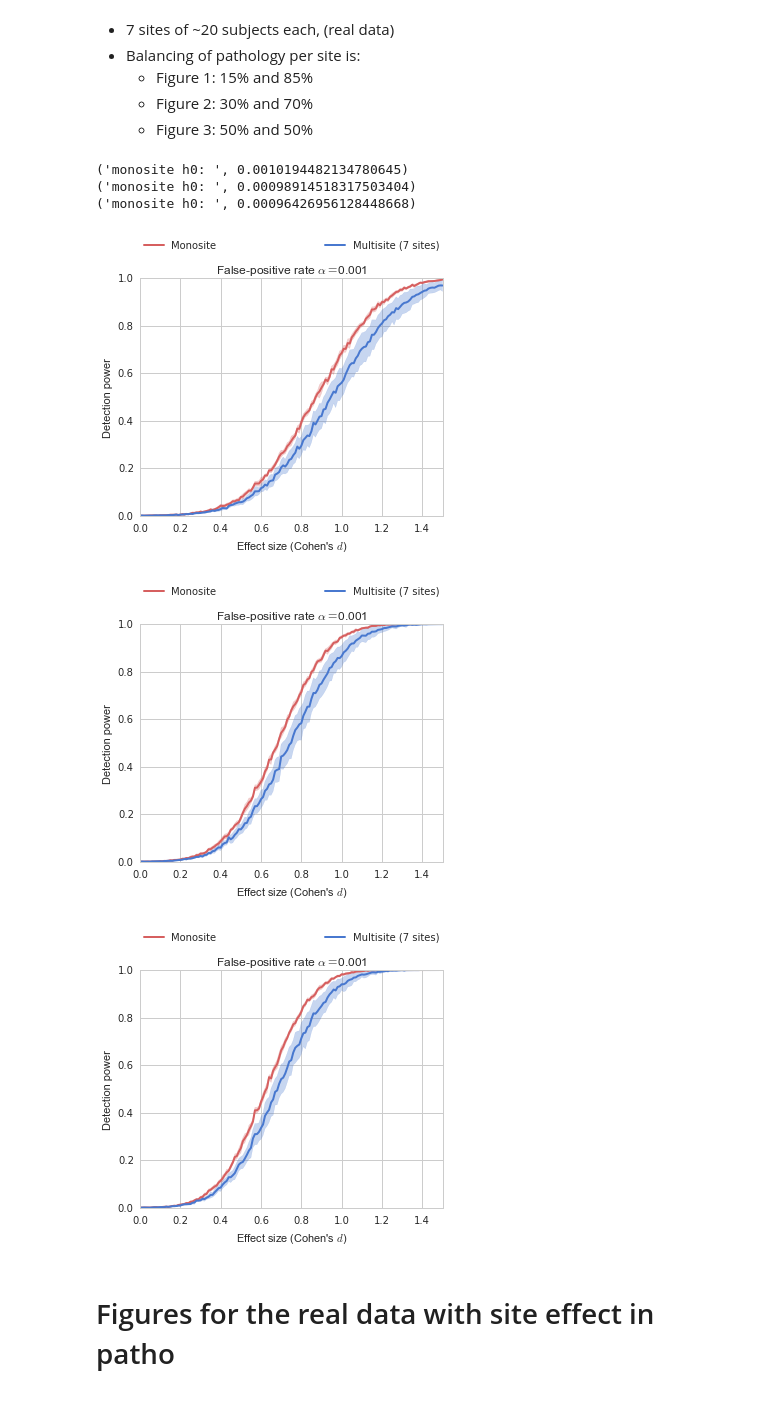
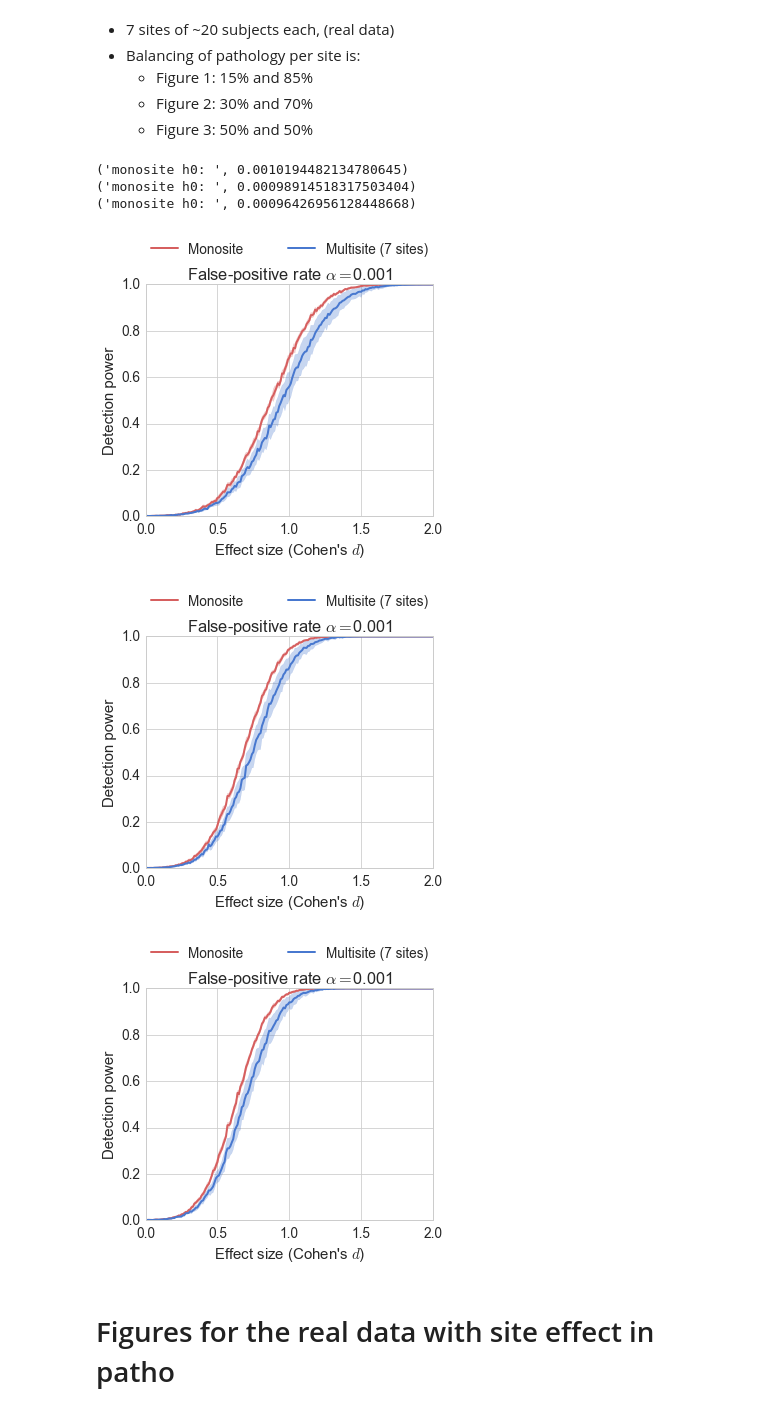
Before and after one commit to SIMEXP/Projects, a Jupyter notebook: multisite/multisite_figures_part2.ipynb, the cells around one changed output. Drawn from its saved outputs; the diff is of its cells as text; code cells hidden in the pictures.

```diff
--- a/multisite/multisite_figures_part2.ipynb
+++ b/multisite/multisite_figures_part2.ipynb
@@ -32,6 +32,7 @@ def gen_fig(path_in, file_in,path_out, file_out, conn = 0, pvalidx=0):
     mat = load_file(path_in + file_in)
     pvals = mat.get('list_p')[0]
     fig = plt.figure(figsize=(8, 4))
+    sns.set_context('paper',font_scale=1.7)
     plt.subplot(1, 2, 1)
     #ax.set_xticks(np.arange(0,1,0.1))
     #ax.set_yticks(np.arange(0,1.,0.1))
@@ -69,13 +70,14 @@ def gen_fig(path_in, file_in,path_out, file_out, conn = 0, pvalidx=0):
     #plt.savefig(path_out + file_out)
     #plt.show()
 
-def gen_fig_allconn(path_in, file_in, path_out, file_out, conn=0, pvalidx=0, efflim=1.5):
+def gen_fig_allconn(path_in, file_in, path_out, file_out, conn=0, pvalidx=0, efflim=1.5,nsites=7):
     labels_box = ['H0 multi','H0 Dummy', 'H0 METAL']
     lw = 2
     mat = load_file(path_in + file_in)
     pvals = mat.get('list_p')[0]
 
     fig = plt.figure(figsize=(5,5))
+    sns.set_context('paper',font_scale=1.7)
     plt.subplot2grid((5,2), (1,0),colspan=2,rowspan=4)
     ax = fig.gca()
     #ax.set_xticks(np.arange(0,1,0.1))
@@ -95,7 +97,7 @@ def gen_fig_allconn(path_in, file_in, path_out, file_out, conn=0, pvalidx=0, eff
     #tmpdata = mat.get('sens_multisite_nocorr')[pvalidx,:,:]
     #errorfill(effect_size, tmpdata.mean(axis=1),tmpdata.std(axis=1),label="Multisite no correction", color='k')
     tmpdata = mat.get('sens_multisite_dummyvar')[pvalidx,:,:]
-    errorfill(effect_size, tmpdata.mean(axis=1)[:len(effect_size)],tmpdata.std(axis=1)[:len(effect_size)],label="Multisite (7 sites)", color='b')
+    errorfill(effect_size, tmpdata.mean(axis=1)[:len(effect_size)],tmpdata.std(axis=1)[:len(effect_size)],label="Multisite ("+str(nsites)+" sites)", color='b')
     #tmpdata = mat.get('sens_multisite_metal')[pvalidx,:,:]
     #errorfill(effect_size, tmpdata.mean(axis=1),tmpdata.std(axis=1),label="Multisite METAL", color='m')
 
@@ -134,6 +136,7 @@ def gen_fig_full_sim(path_in, file_in,path_out, file_out):
     pvals = 0.001
     #fig = plt.figure(figsize=(5.5,7))
     fig = plt.figure(figsize=(5,5))
+    sns.set_context('paper',font_scale=1.7)
     plt.subplot2grid((5,2), (1,0),colspan=2,rowspan=4)
     ax = fig.gca()
     plt.xlim(0,1.5)
@@ -253,7 +256,8 @@ for i in xnew:
     yref.append((pow.TTestIndPower().solve_power(nobs1=i/2, power=0.8, ratio=1, alpha=0.001)))
 yref  = np.array(yref)
 
-plt.figure()
+plt.figure(figsize=(6,6))
+sns.set_context('paper',font_scale=1.8)
 plt.plot(xnew,yref,'k--',lw=2)
 
 #plt.scatter(x,y,c="r",s=50)
@@ -261,13 +265,14 @@ plt.plot(xnew,yref,'k--',lw=2)
 plt.errorbar(x, y, yerr=[s1,s2,s3], fmt='rD')
 plt.errorbar(x, y2, yerr=[sm1,sm2,sm3], fmt='bD')
 
-plt.legend(['parametric','monosite','multisite (7 sites)'],bbox_to_anchor=(0., 1.05, 1., .102), loc=3, ncol=3, mode="expand", borderaxespad=0.,frameon=False)
+plt.legend(['parametric','monosite','multisite (7 sites)'],bbox_to_anchor=(0., 1.05, 1., .002),handletextpad=0.01, loc=3, ncol=3, mode="expand",borderaxespad=0.,frameon=False)
 plt.xlabel('Total # subjects')
 plt.ylabel('Effect size (Cohen\'s ' + r'$d$)')
 plt.grid(True)
 axes = plt.gca()
 axes.set_xlim([20,140])
 axes.set_ylim([0,1.8])
+
 plt.title(r'False-positive rate $\alpha=0.001$')
 plt.savefig(path_out + 'samplesize_effectsize_pow80_alpha001.png',dpi=150)
 # %% [output]
@@ -304,14 +309,15 @@ for i in xnew:
     yref.append((pow.TTestIndPower().solve_power(nobs1=i/2, power=0.8, ratio=1, alpha=0.01)))
 yref  = np.array(yref)
 
-plt.figure()
+plt.figure(figsize=(6,6))
+sns.set_context('paper',font_scale=1.8)
 plt.plot(xnew,yref,'k--',lw=2)
 #plt.scatter(x,y,c="r",s=50)
 #plt.scatter(x,y2,c="b",s=50)
 plt.errorbar(x, y, yerr=[s1,s2,s3], fmt='rD')
 plt.errorbar(x, y2, yerr=[sm1,sm2,sm3], fmt='bD')
 
-plt.legend(['parametric','monosite','multisite (7 sites)'],bbox_to_anchor=(0., 1.05, 1., .102), loc=3, ncol=3, mode="expand", borderaxespad=0.,frameon=False)
+plt.legend(['parametric','monosite','multisite (7 sites)'],bbox_to_anchor=(0., 1.05, 1., .002),handletextpad=0.1, loc=3, ncol=3, mode="expand",borderaxespad=0.,frameon=False)
 plt.xlabel('Total # subjects')
 plt.ylabel('Effect size (Cohen\'s ' + r'$d$)')
 plt.grid(True)
@@ -355,14 +361,15 @@ for i in xnew:
     yref.append((pow.TTestIndPower().solve_power(nobs1=i/2, power=0.8, ratio=1, alpha=0.05)))
 yref  = np.array(yref)
 
-plt.figure()
+plt.figure(figsize=(6,6))
+sns.set_context('paper',font_scale=1.8)
 plt.plot(xnew,yref,'k--',lw=2)
 #plt.scatter(x,y,c="r",s=50)
 #plt.scatter(x,y2,c="b",s=50)
 plt.errorbar(x, y, yerr=[s1,s2,s3], fmt='rD')
 plt.errorbar(x, y2, yerr=[sm1,sm2,sm3], fmt='bD')
 
-plt.legend(['parametric','monosite','multisite (7 sites)'],bbox_to_anchor=(0., 1.05, 1., .102), loc=3, ncol=3, mode="expand", borderaxespad=0.,frameon=False)
+plt.legend(['parametric','monosite','multisite (7 sites)'],bbox_to_anchor=(0., 1.05, 1., .002),handletextpad=0.1, loc=3, ncol=3, mode="expand",borderaxespad=0.,frameon=False)
 plt.xlabel('Total # subjects')
 plt.ylabel('Effect size (Cohen\'s ' + r'$d$)')
 plt.grid(True)
@@ -441,30 +448,30 @@ sns.palplot(current_palette)
 # %%
 '''
 path_tmp = main_path + 'figures/default_sim/samps_s80_15pct/'
 gen_fig_allconn(path_tmp,'results_simu_power.mat',path_out, 'realdata_detect_pow_s80_15pct.png')
 
 path_tmp = main_path + 'figures/default_sim/samps_s80_30pct/'
 gen_fig_allconn(path_tmp,'results_simu_power.mat',path_out, 'realdata_detect_pow_s80_30pct.png')
 
 path_tmp = main_path + 'figures/default_sim/samps_s80_50pct/'
 gen_fig_allconn(path_tmp,'results_simu_power.mat',path_out, 'realdata_detect_pow_s80_50pct.png')
 '''
 
 path_tmp = main_path + 'figures/default_sim/samps_s120_15pct/'
-gen_fig_allconn(path_tmp,'results_simu_power.mat',path_out, 'realdata_detect_pow_s120_15pct_14.png')
+gen_fig_allconn(path_tmp,'results_simu_power.mat',path_out, 'realdata_detect_pow_s120_15pct_14.png',efflim=2)
 
 path_tmp = main_path + 'figures/default_sim/samps_s120_30pct/'
-gen_fig_allconn(path_tmp,'results_simu_power.mat',path_out, 'realdata_detect_pow_s120_30pct_14.png')
+gen_fig_allconn(path_tmp,'results_simu_power.mat',path_out, 'realdata_detect_pow_s120_30pct_14.png',efflim=2)
 
 path_tmp = main_path + 'figures/default_sim/samps_s120_50pct/'
-gen_fig_allconn(path_tmp,'results_simu_power.mat',path_out, 'realdata_detect_pow_s120_50pct_14.png')
+gen_fig_allconn(path_tmp,'results_simu_power.mat',path_out, 'realdata_detect_pow_s120_50pct_14.png',efflim=2)
 # %% [output]
 ('monosite h0: ', 0.0010194482134780645)
 ('monosite h0: ', 0.00098914518317503404)
 ('monosite h0: ', 0.00096426956128448668)
-[figure, old version]
+[figure, new version]
-[figure, old version]
+[figure, new version]
-[figure, old version]
+[figure, new version]
 # %% [markdown]
 # Figures for the real data with site effect in patho
 # %% [markdown]
```
Also changed, not shown: parts of 7 cells of this notebook, 1 other file.
